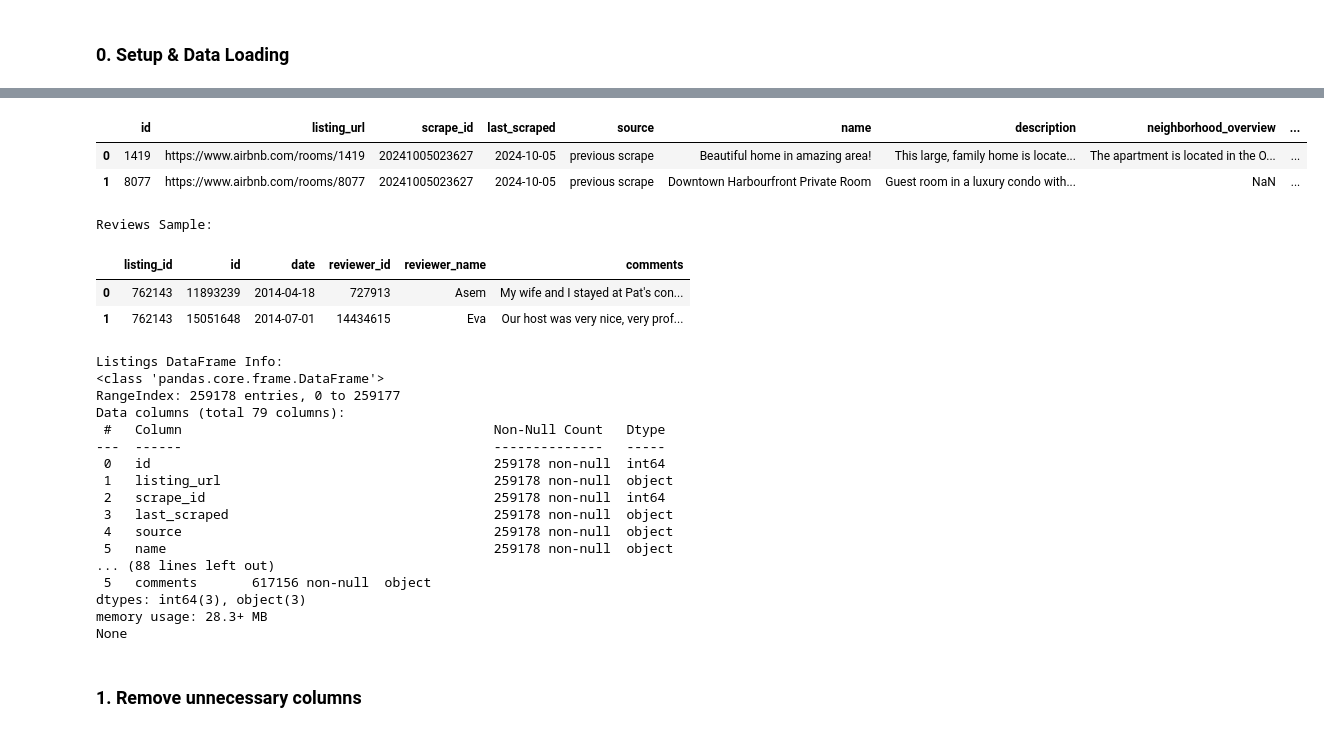
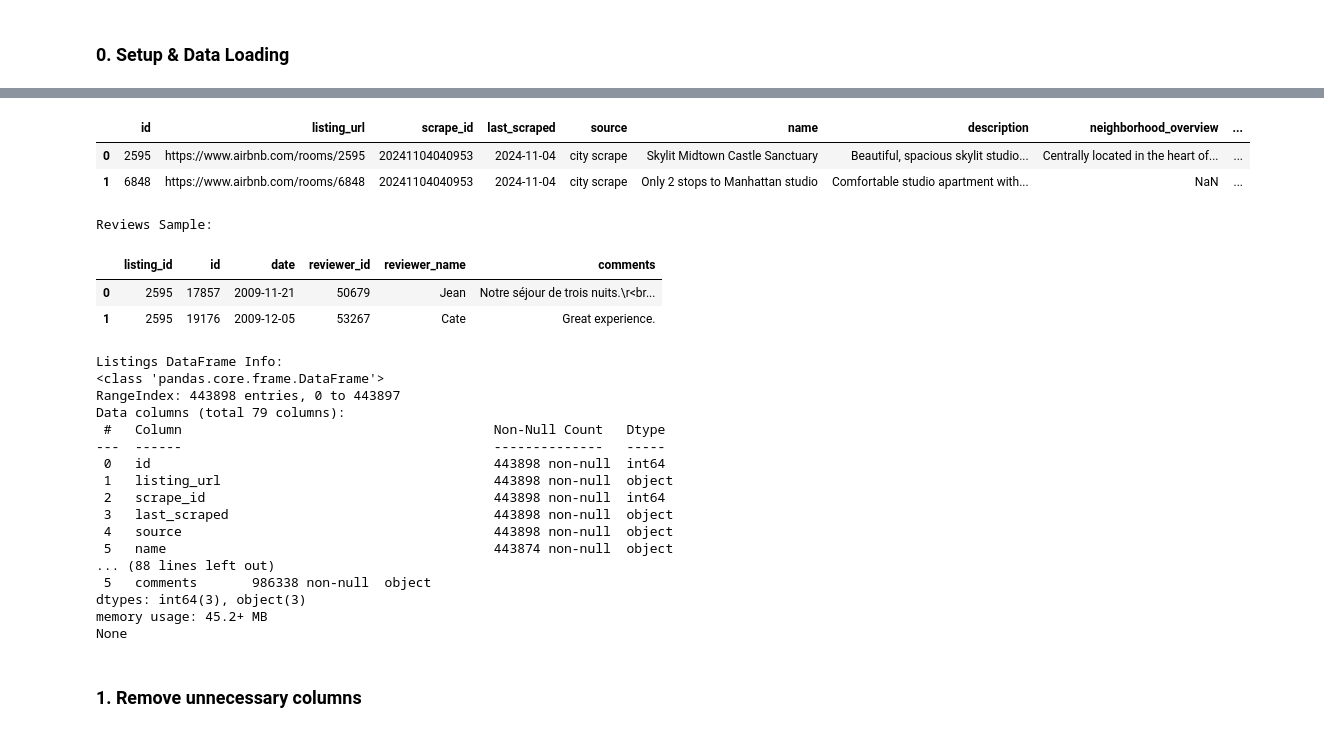
Before and after one commit to arvindsuresh-math/AirBnB-Price-Recommender, a Jupyter notebook: notebooks/01_data_cleaning_oct_11.ipynb, the cells around one changed output, grey strips where cells are left out. Cells and saved outputs as stored; diff of their text form; code cells hidden in the pictures.

```diff
--- a/notebooks/01_data_cleaning_oct_11.ipynb
+++ b/notebooks/01_data_cleaning_oct_11.ipynb
@@ -14,7 +14,7 @@ import glob
 
 # --- Configuration ---
 # Parent directory containing the 'listings-YY-MM.csv' files and '{CITY}-reviews-detailed...csv'
-CITY = "toronto"
+CITY = "nyc"
 INPUT_DATA_DIR = os.path.expanduser(f"~/Downloads/insideairbnb/{CITY}")
 OUTPUT_DATA_DIR = os.path.expanduser(f"../data/{CITY}")
 OUTPUT_FILENAME = f"{CITY}_dataset_oct_17.parquet"
@@ -66,28 +66,28 @@ Successfully loaded 617,247 reviews.
 
 Listings Sample:
 |  | id | listing_url | scrape_id | last_scraped | source | name | description | neighborhood_overview | ... |
-| 0 | 1419 | https://www.airbnb.com/rooms/1419 | 20241005023627 | 2024-10-05 | previous scrape | Beautiful home in amazing area! | This large, family home is locate... | The apartment is located in the O... | ... |
-| 1 | 8077 | https://www.airbnb.com/rooms/8077 | 20241005023627 | 2024-10-05 | previous scrape | Downtown Harbourfront Private Room | Guest room in a luxury condo with... | NaN | ... |
+| 0 | 2595 | https://www.airbnb.com/rooms/2595 | 20241104040953 | 2024-11-04 | city scrape | Skylit Midtown Castle Sanctuary | Beautiful, spacious skylit studio... | Centrally located in the heart of... | ... |
+| 1 | 6848 | https://www.airbnb.com/rooms/6848 | 20241104040953 | 2024-11-04 | city scrape | Only 2 stops to Manhattan studio | Comfortable studio apartment with... | NaN | ... |
 Reviews Sample:
 |  | listing_id | id | date | reviewer_id | reviewer_name | comments |
-| 0 | 762143 | 11893239 | 2014-04-18 | 727913 | Asem | My wife and I stayed at Pat's con... |
-| 1 | 762143 | 15051648 | 2014-07-01 | 14434615 | Eva | Our host was very nice, very prof... |
+| 0 | 2595 | 17857 | 2009-11-21 | 50679 | Jean | Notre séjour de trois nuits.\r<br... |
+| 1 | 2595 | 19176 | 2009-12-05 | 53267 | Cate | Great experience. |
 Listings DataFrame Info:
 <class 'pandas.core.frame.DataFrame'>
-RangeIndex: 259178 entries, 0 to 259177
+RangeIndex: 443898 entries, 0 to 443897
 Data columns (total 79 columns):
  #   Column                                        Non-Null Count   Dtype
 ---  ------                                        --------------   -----
- 0   id                                            259178 non-null  int64
- 1   listing_url                                   259178 non-null  object
- 2   scrape_id                                     259178 non-null  int64
- 3   last_scraped                                  259178 non-null  object
- 4   source                                        259178 non-null  object
- 5   name                                          259178 non-null  object
+ 0   id                                            443898 non-null  int64
+ 1   listing_url                                   443898 non-null  object
+ 2   scrape_id                                     443898 non-null  int64
+ 3   last_scraped                                  443898 non-null  object
+ 4   source                                        443898 non-null  object
+ 5   name                                          443874 non-null  object
 ... (88 lines left out)
- 5   comments       617156 non-null  object
+ 5   comments       986338 non-null  object
 dtypes: int64(3), object(3)
-memory usage: 28.3+ MB
+memory usage: 45.2+ MB
 None
 # %% [markdown]
 ### 1. Remove unnecessary columns
```
Also changed, not shown: parts of 7 cells of this notebook.
